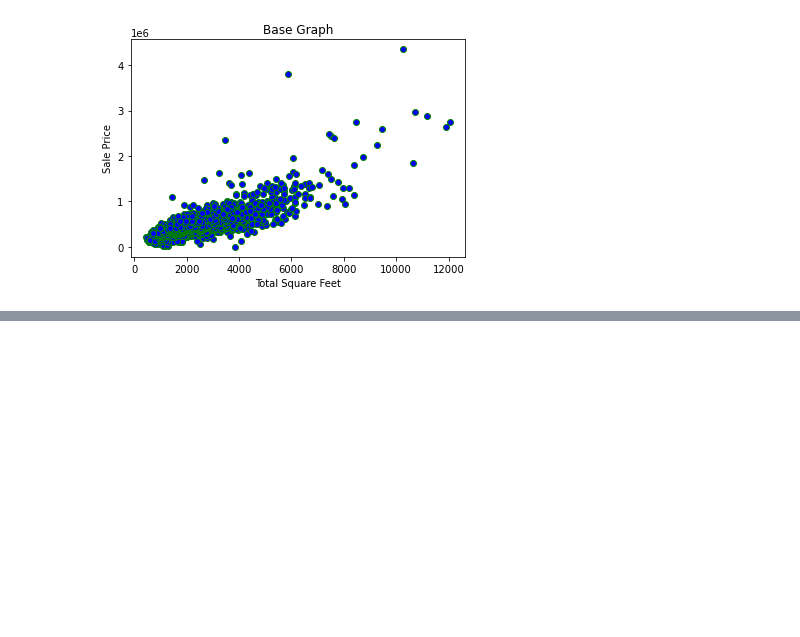
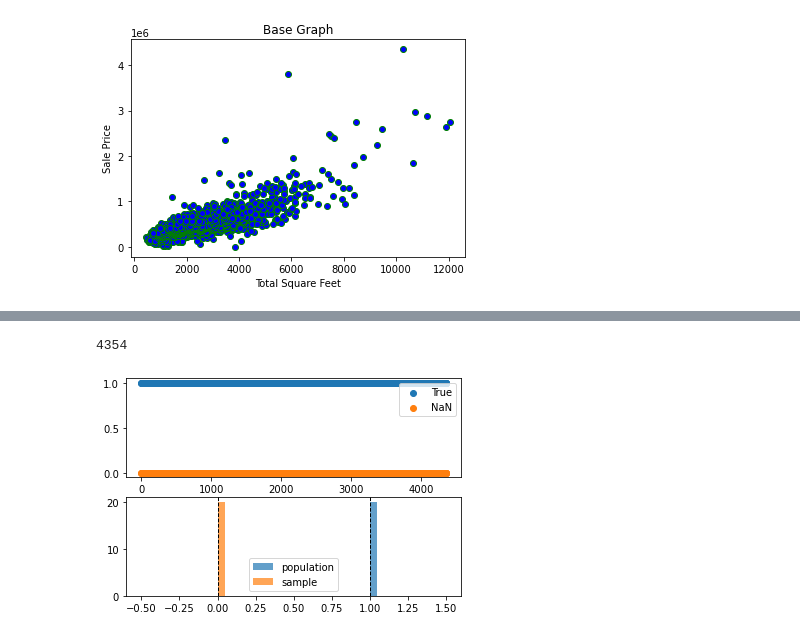
Before and after one commit to willserene/Housing_Analysis, a Jupyter notebook: Graphs.ipynb, the cells around one changed output, grey strips where cells are left out. Cells and saved outputs as stored; diff of their text form; code cells hidden in the pictures; blank space fills up the shorter version.

```diff
--- a/Graphs.ipynb
+++ b/Graphs.ipynb
@@ -112,3 +138,27 @@ plt.show()
+# %%
+#attempt #3
+
+true_high = sq_ft['High School Rank'] != 'NaN'
+nan_high = sq_ft['High School Rank'] == 'NaN'
+sale_pr = sq_ft['Sale Price']
+
+plt.subplot(2, 1, 1)
+plt.scatter(range(len(true_high)), true_high, label="True")
+plt.scatter(range(len(nan_high)), nan_high, label="NaN")
+plt.legend()
+
+plt.subplot(2, 1, 2)
+plt.hist(true_high, 20, density=True, alpha=0.7, label="population")
+plt.hist(nan_high, 20, density=True, alpha=0.7, label="sample")
+plt.axvline(true_high.mean(), color='k', linestyle='dashed', linewidth=1)
+plt.axvline(nan_high.mean(), color='k', linestyle='dashed', linewidth=1)
+plt.legend()
+
+true_high.count()
+nan_high.count()
+# %% [output]
+4354
+[figure, added]
 # %%
 #Maybe with multiple y axis?
 y_axis = [(sq_ft['High School Rank'] != 'NaN'),(sq_ft['High School Rank'] == 'NaN')]
```
Also changed, not shown: parts of 4 cells of this notebook.
